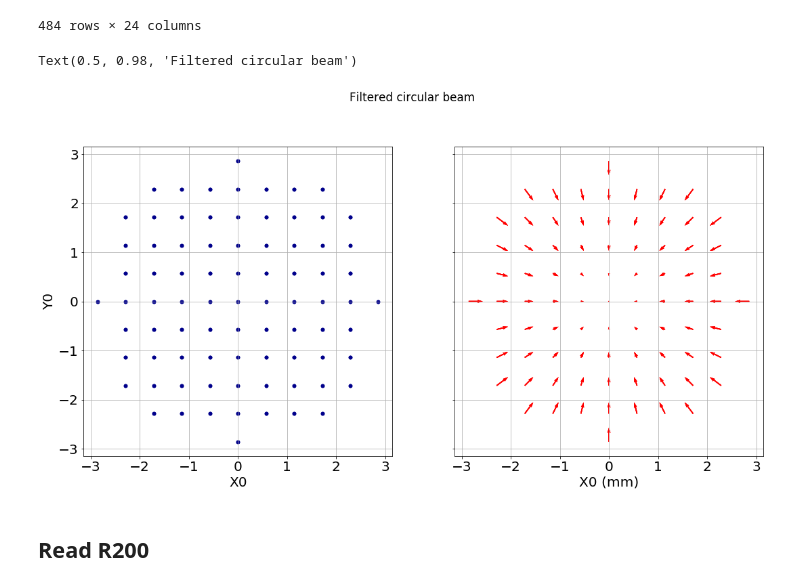
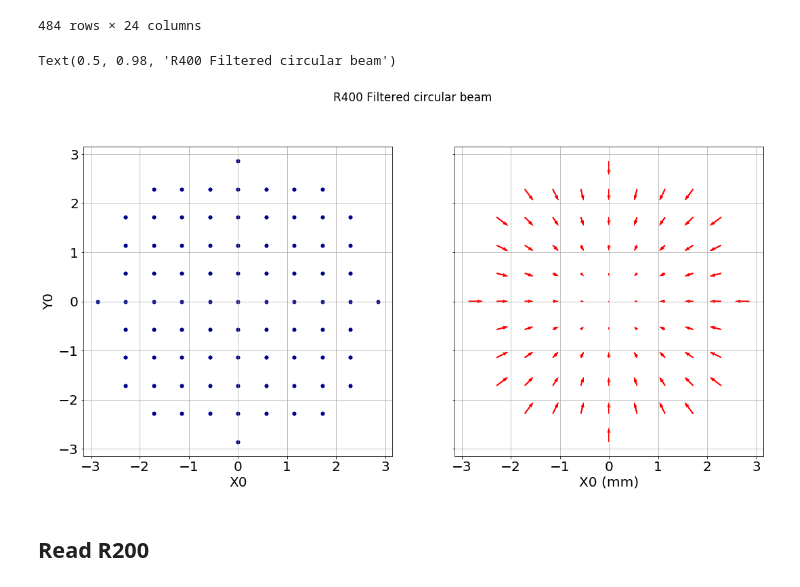
Before and after one commit to sylvielsstfr/OpticSimWthB4, a Jupyter notebook: Defocus/notebooks/DrawFocus_v3.ipynb, the cells around one changed output. Cells and saved outputs as stored; diff of their text form; code cells hidden in the pictures.

```diff
--- a/Defocus/notebooks/DrawFocus_v3.ipynb
+++ b/Defocus/notebooks/DrawFocus_v3.ipynb
@@ -218,18 +220,18 @@ df_R400=df_filter.copy()
 # %%
 f, ((ax1, ax2)) = plt.subplots(1, 2,figsize=(18,9),sharex=True,sharey=True)
 df_filter.plot.scatter(x="X0", y="Y0",c="DarkBlue",marker="o",ax=ax1)
 ax1.set_aspect("equal")
 ax1.grid()
 
 q = ax2.quiver(df_filter["X0"], df_filter["Y0"], df_filter["U0"], df_filter["V0"],color="red")
 ax2.set_aspect("equal")
 ax2.set_xlabel("X0 (mm)")
 ax2.grid()
 
-plt.suptitle("Filtered circular beam")
+plt.suptitle("R400 Filtered circular beam")
 # %% [output]
-Text(0.5, 0.98, 'Filtered circular beam')
+Text(0.5, 0.98, 'R400 Filtered circular beam')
-[figure, old version]
+[figure, new version]
 # %% [markdown]
 ## Read R200
 # %%
```
Also changed, not shown: parts of 66 cells of this notebook, 3 other files.
